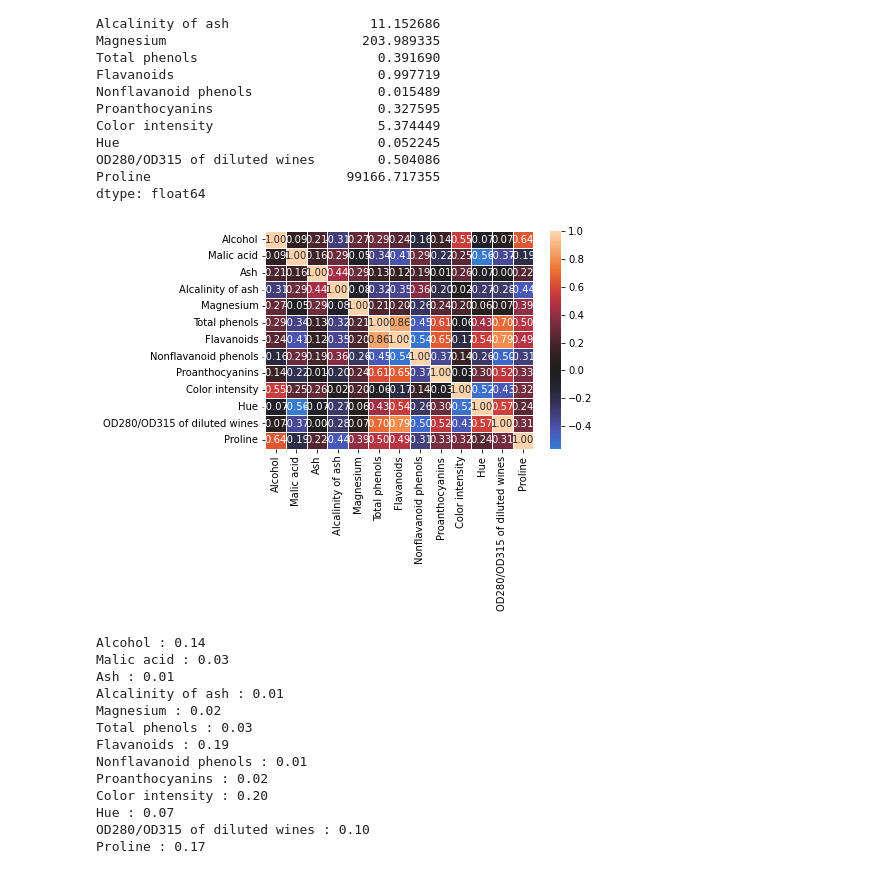
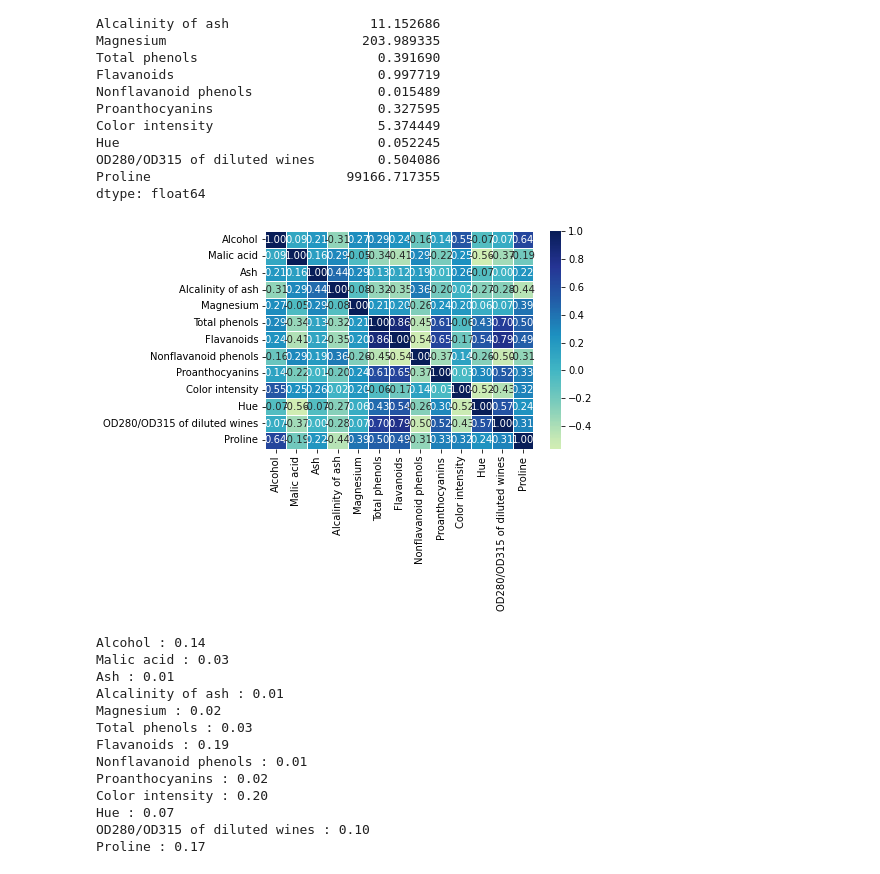
Before and after one commit to zqngetsu96/DataInsight_Assignments_and_projects, a Jupyter notebook: Bi-weekly-blog-codes/Dimensionality reduction and preprocessing.ipynb, the cells around one changed output. Drawn from its saved outputs; the diff is of its cells as text; code cells hidden in the pictures.

```diff
--- a/Bi-weekly-blog-codes/Dimensionality reduction and preprocessing.ipynb
+++ b/Bi-weekly-blog-codes/Dimensionality reduction and preprocessing.ipynb
@@ -51,10 +53,12 @@ Proline                         99166.717355
 dtype: float64
 # %%
 corr = X.corr() #calculating pairwise correlation
-sns.heatmap(corr, center=0, linewidths=1, annot=True, fmt=".2f")
+sns.heatmap(corr,cmap="YlGnBu", center=0, linewidths=1, annot=True, fmt=".2f")
 plt.show()
+
+#Check the Flavanoids - OD280/OD315 of diluted wines correlation which is 0.79. is that feature worth removing?
 # %% [output]
-[figure, old version]
+[figure, new version]
 # %%
 rf = RandomForestClassifier(n_estimators = 30)
 rf.fit(X.values,y.values)
```
Also changed, not shown: parts of 11 cells of this notebook.
